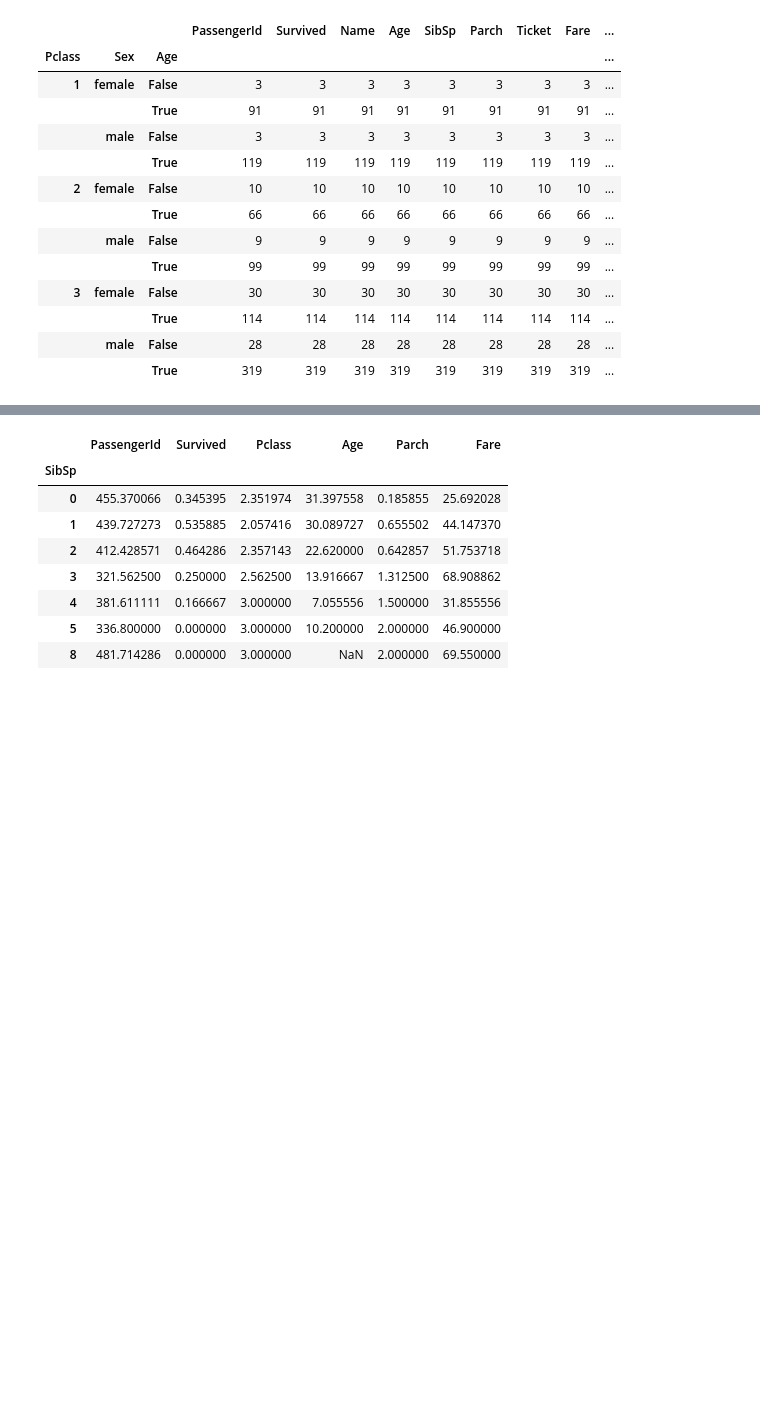
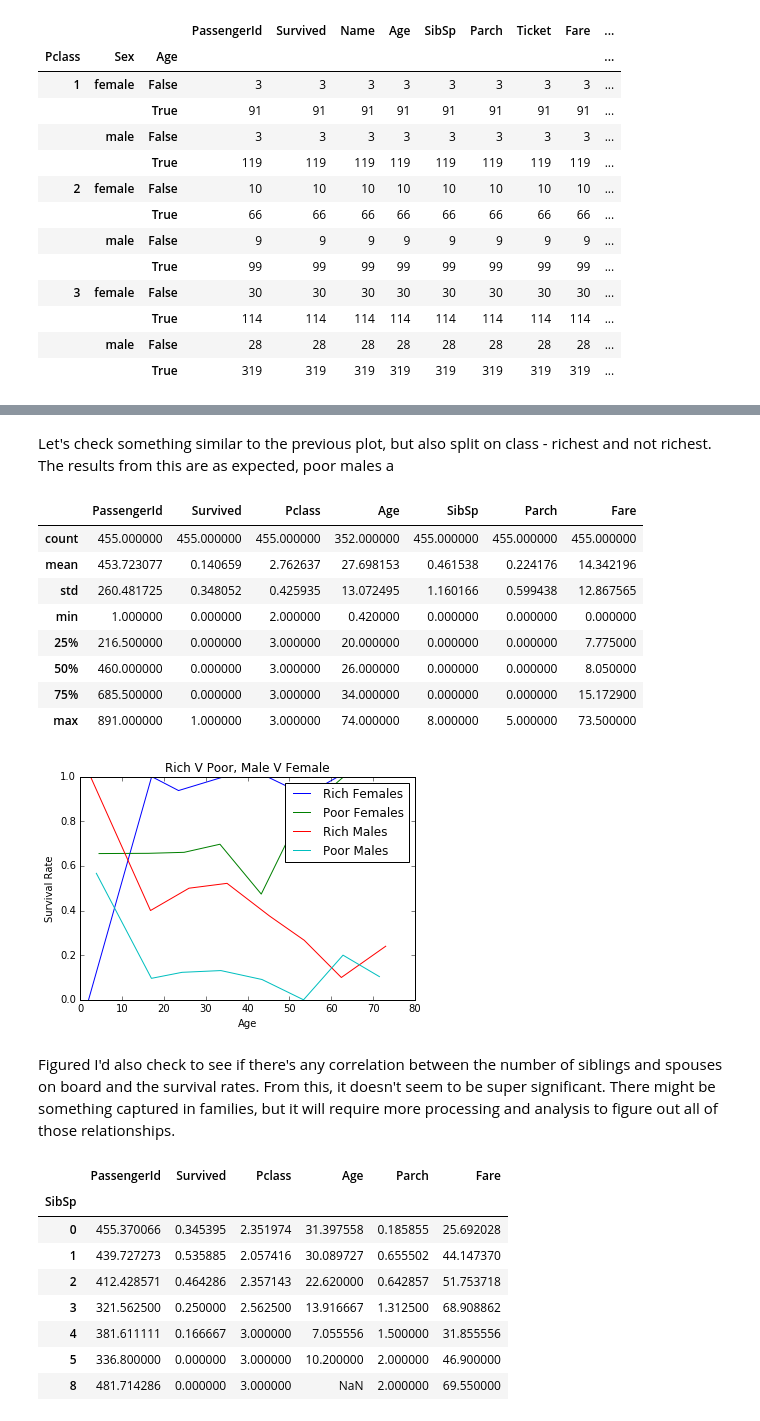
Before and after one commit to phuston/DataScience16WarmupProject, a Jupyter notebook: data_explore.ipynb, the cells around one changed output, grey strips where cells are left out. Cells and saved outputs as stored; diff of their text form; code cells hidden in the pictures; blank space fills up the shorter version.

```diff
--- a/data_explore.ipynb
+++ b/data_explore.ipynb
@@ -108,3 +116,30 @@ KeyError: 0
+# %% [markdown]
+Let's check something similar to the previous plot, but also split on class - richest and not richest. The results from this are as expected, poor males a
+# %%
+rich_females = data[(data.Sex == 'female') & (data.Pclass == 1)]
+poor_females = data[(data.Sex == 'female') & (data.Pclass != 1)]
+
+rich_males = data[(data.Sex == 'male') & (data.Pclass == 1)]
+poor_males = data[(data.Sex == 'male') & (data.Pclass != 1)]
+
+plot_group([rich_females, poor_females, rich_males, poor_males])
+
+plt.legend(['Rich Females', 'Poor Females', 'Rich Males', 'Poor Males'])
+
+plt.title('Rich V Poor, Male V Female')
+# %% [output]
+|  | PassengerId | Survived | Pclass | Age | SibSp | Parch | Fare |
+| count | 455.000000 | 455.000000 | 455.000000 | 352.000000 | 455.000000 | 455.000000 | 455.000000 |
+| mean | 453.723077 | 0.140659 | 2.762637 | 27.698153 | 0.461538 | 0.224176 | 14.342196 |
+| std | 260.481725 | 0.348052 | 0.425935 | 13.072495 | 1.160166 | 0.599438 | 12.867565 |
+| min | 1.000000 | 0.000000 | 2.000000 | 0.420000 | 0.000000 | 0.000000 | 0.000000 |
+| 25% | 216.500000 | 0.000000 | 3.000000 | 20.000000 | 0.000000 | 0.000000 | 7.775000 |
+| 50% | 460.000000 | 0.000000 | 3.000000 | 26.000000 | 0.000000 | 0.000000 | 8.050000 |
+| 75% | 685.500000 | 0.000000 | 3.000000 | 34.000000 | 0.000000 | 0.000000 | 15.172900 |
+| max | 891.000000 | 1.000000 | 3.000000 | 74.000000 | 8.000000 | 5.000000 | 73.500000 |
+[figure, added]
+# %% [markdown]
+Figured I'd also check to see if there's any correlation between the number of siblings and spouses on board and the survival rates. From this, it doesn't seem to be super significant. There might be something captured in families, but it will require more processing and analysis to figure out all of those relationships.
 # %%
 data.groupby(['SibSp']).mean()
 # %% [output]
```
Also changed, not shown: parts of 17 cells of this notebook.
